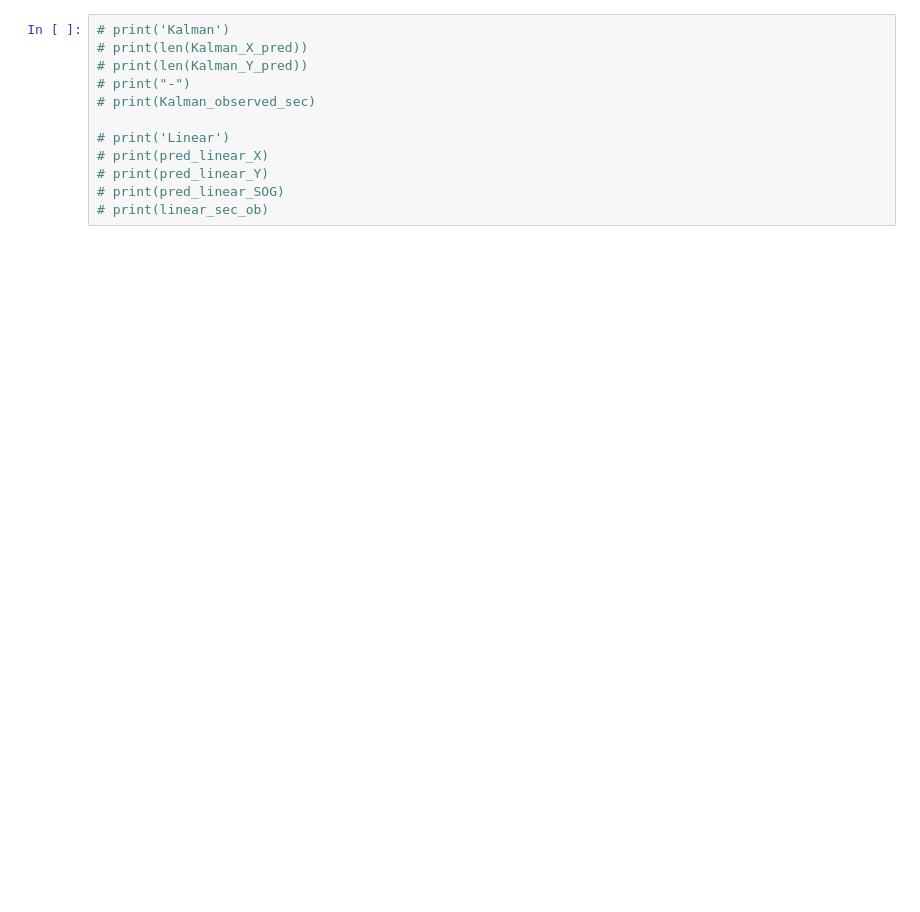
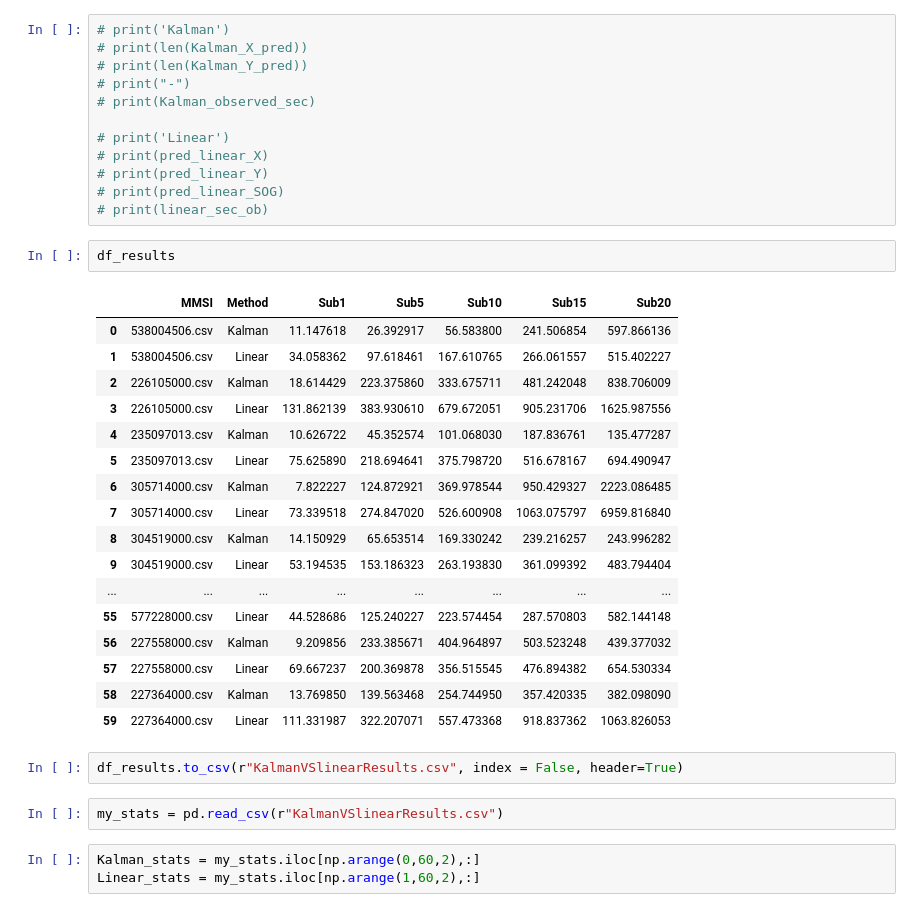
Before and after one commit to cnburger/AIS_KalmanFilter, a Jupyter notebook: Time Sampling.ipynb, the cells around one changed output. Drawn from its saved outputs; the diff is of its cells as text; blank space fills up the shorter version.

```diff
--- a/Time Sampling.ipynb
+++ b/Time Sampling.ipynb
@@ -834,3 +861,30 @@ Euclid_AVG 483.79440416528735
 # print(pred_linear_Y)
 # print(pred_linear_SOG)
 # print(linear_sec_ob)
+# %%
+df_results
+# %% [output]
+|  | MMSI | Method | Sub1 | Sub5 | Sub10 | Sub15 | Sub20 |
+| 0 | 538004506.csv | Kalman | 11.147618 | 26.392917 | 56.583800 | 241.506854 | 597.866136 |
+| 1 | 538004506.csv | Linear | 34.058362 | 97.618461 | 167.610765 | 266.061557 | 515.402227 |
+| 2 | 226105000.csv | Kalman | 18.614429 | 223.375860 | 333.675711 | 481.242048 | 838.706009 |
+| 3 | 226105000.csv | Linear | 131.862139 | 383.930610 | 679.672051 | 905.231706 | 1625.987556 |
+| 4 | 235097013.csv | Kalman | 10.626722 | 45.352574 | 101.068030 | 187.836761 | 135.477287 |
+| 5 | 235097013.csv | Linear | 75.625890 | 218.694641 | 375.798720 | 516.678167 | 694.490947 |
+| 6 | 305714000.csv | Kalman | 7.822227 | 124.872921 | 369.978544 | 950.429327 | 2223.086485 |
+| 7 | 305714000.csv | Linear | 73.339518 | 274.847020 | 526.600908 | 1063.075797 | 6959.816840 |
+| 8 | 304519000.csv | Kalman | 14.150929 | 65.653514 | 169.330242 | 239.216257 | 243.996282 |
+| 9 | 304519000.csv | Linear | 53.194535 | 153.186323 | 263.193830 | 361.099392 | 483.794404 |
+| ... | ... | ... | ... | ... | ... | ... | ... |
+| 55 | 577228000.csv | Linear | 44.528686 | 125.240227 | 223.574454 | 287.570803 | 582.144148 |
+| 56 | 227558000.csv | Kalman | 9.209856 | 233.385671 | 404.964897 | 503.523248 | 439.377032 |
+| 57 | 227558000.csv | Linear | 69.667237 | 200.369878 | 356.515545 | 476.894382 | 654.530334 |
+| 58 | 227364000.csv | Kalman | 13.769850 | 139.563468 | 254.744950 | 357.420335 | 382.098090 |
+| 59 | 227364000.csv | Linear | 111.331987 | 322.207071 | 557.473368 | 918.837362 | 1063.826053 |
+# %%
+df_results.to_csv(r"KalmanVSlinearResults.csv", index = False, header=True)
+# %%
+my_stats = pd.read_csv(r"KalmanVSlinearResults.csv")
+# %%
+Kalman_stats = my_stats.iloc[np.arange(0,60,2),:]
+Linear_stats = my_stats.iloc[np.arange(1,60,2),:]
```
Also changed, not shown: parts of 6 cells of this notebook, 1 other file.
